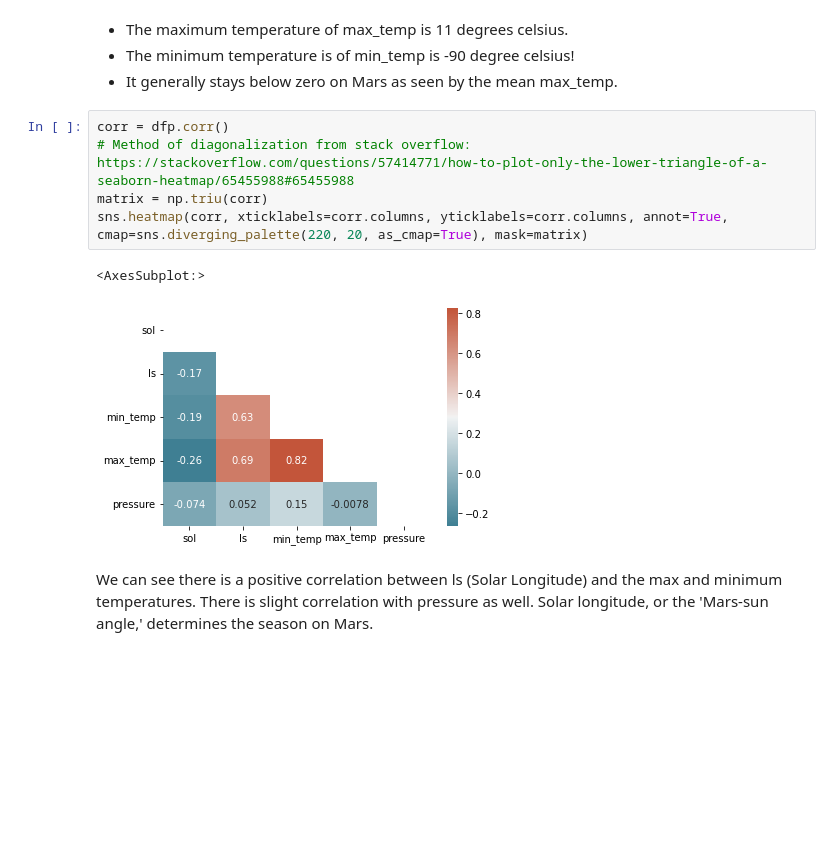
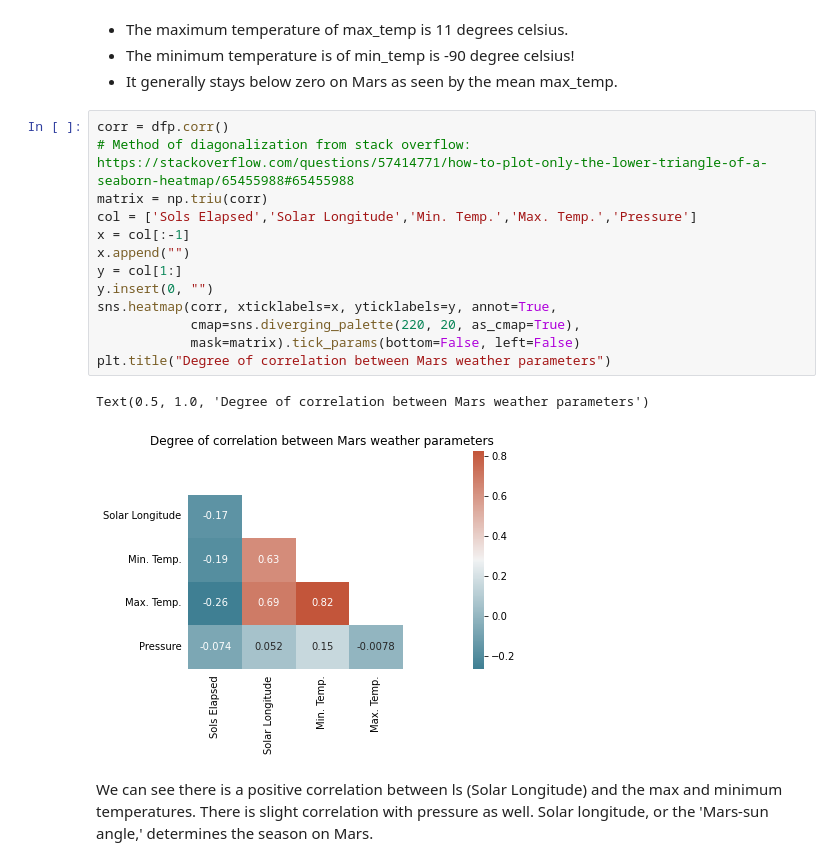
Before and after one commit to data301-2021-winter1/group15-project, a Jupyter notebook: notebooks/group_analysis.ipynb, the cells around one changed output. Cells and saved outputs as stored; diff of their text form; blank space fills up the shorter version.

Commit message:
Updates to notebook1 plots (titles, etc)

```diff
--- a/notebooks/group_analysis.ipynb
+++ b/notebooks/group_analysis.ipynb
@@ -59,11 +59,19 @@ dfp.describe().T
 # %%
 corr = dfp.corr()
 # Method of diagonalization from stack overflow: https://stackoverflow.com/questions/57414771/how-to-plot-only-the-lower-triangle-of-a-seaborn-heatmap/65455988#65455988
 matrix = np.triu(corr)
-sns.heatmap(corr, xticklabels=corr.columns, yticklabels=corr.columns, annot=True, cmap=sns.diverging_palette(220, 20, as_cmap=True), mask=matrix)
+col = ['Sols Elapsed','Solar Longitude','Min. Temp.','Max. Temp.','Pressure']
+x = col[:-1]
+x.append("")
+y = col[1:]
+y.insert(0, "")
+sns.heatmap(corr, xticklabels=x, yticklabels=y, annot=True,
+            cmap=sns.diverging_palette(220, 20, as_cmap=True),
+            mask=matrix).tick_params(bottom=False, left=False)
+plt.title("Degree of correlation between Mars weather parameters")
 # %% [output]
-<AxesSubplot:>
+Text(0.5, 1.0, 'Degree of correlation between Mars weather parameters')
-[figure, old version]
+[figure, new version]
 # %% [markdown]
 We can see there is a positive correlation between ls (Solar Longitude) and the max and minimum temperatures. There is slight correlation with pressure as well. Solar longitude, or the 'Mars-sun angle,' determines the season on Mars.
 # %% [markdown]
```
Also changed, not shown: parts of 2 cells of this notebook, 1 other file.
